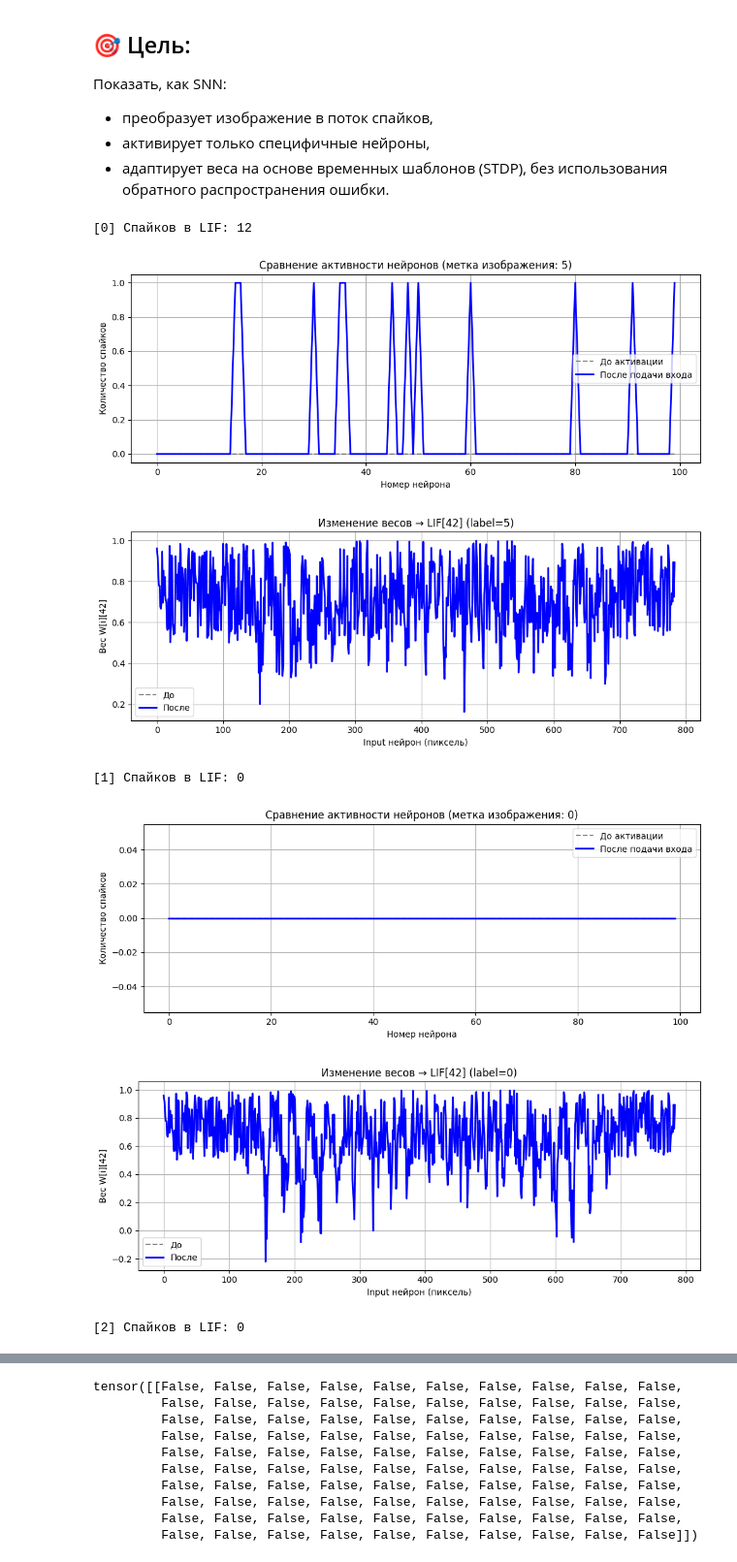
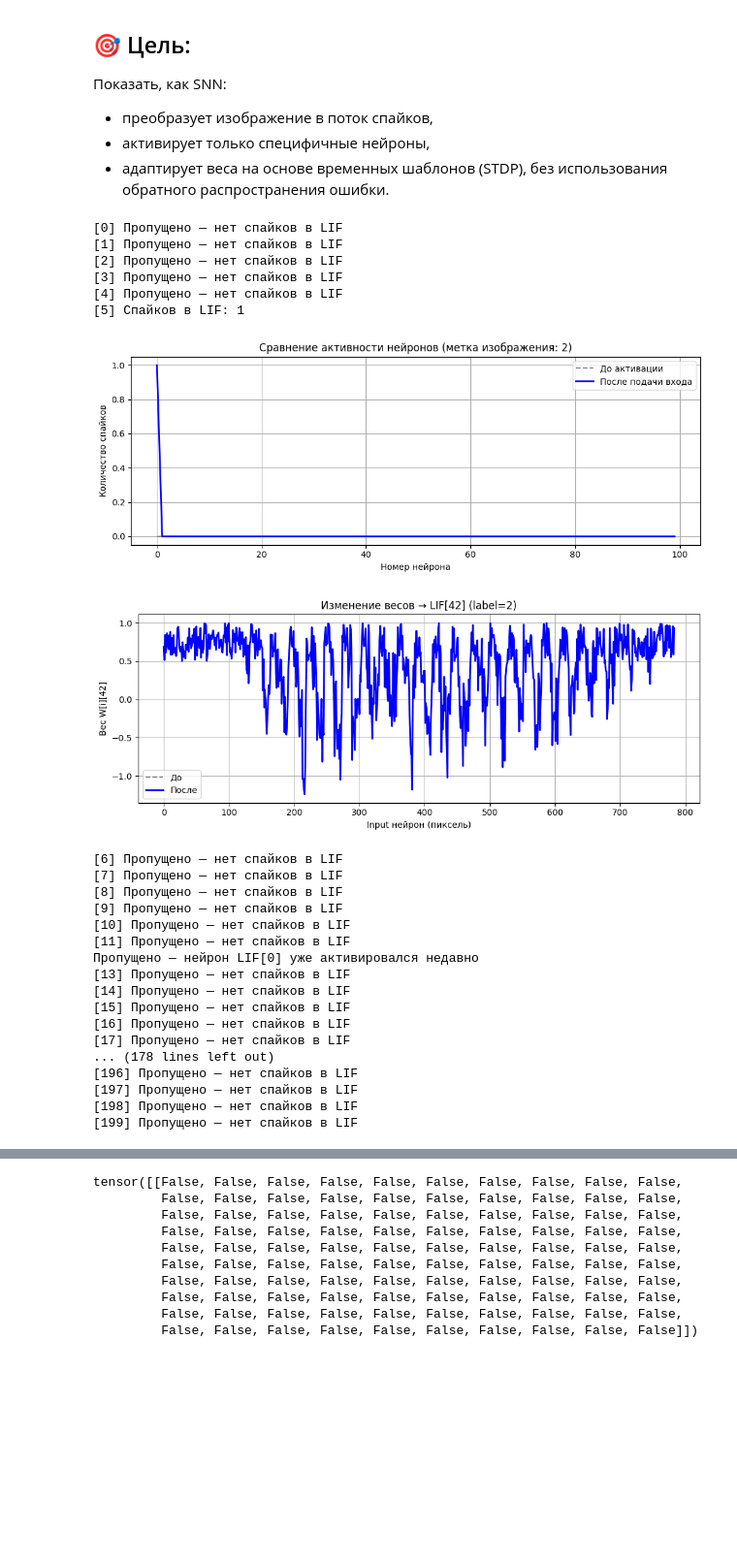
Before and after one commit to alexander-toschev/science-reports, a Jupyter notebook: energy_efficient/STDP_learning.ipynb, the cells around one changed output, grey strips where cells are left out. Shown at 97% size. Saved outputs shown, nothing was run; the diff lists cells and outputs as text; code cells hidden in the pictures; blank space fills up the shorter version.

```diff
--- a/energy_efficient/STDP_learning.ipynb
+++ b/energy_efficient/STDP_learning.ipynb
@@ -97,9 +97,10 @@ from bindsnet.network.nodes import Input, LIFNodes
 from torchvision import transforms
 from bindsnet.datasets import MNIST
 import matplotlib.pyplot as plt
+from collections import defaultdict
 
 
-
+refractory_pool = set()
 # 📚 Загрузка датасета MNIST
 transform = transforms.Compose([transforms.ToTensor()])
 dataset = MNIST(root='./data', train=True, download=True, transform=transform)
@@ -107,7 +108,7 @@ dataset = MNIST(root='./data', train=True, download=True, transform=transform)
 time = 200  # временное окно
 n_hidden = 100
 batch_size = 1
-
+recent_winners = []
 # 🧠 Инициализация сети
 net = Network()
 
@@ -130,12 +131,13 @@ connection.w.data.uniform_(0.5, 1.0)
 
 # Poisson-кодировщик
 encoder = LatencyEncoder(time=time)
-
+neuron_usage = defaultdict(list)
 # 🚀 Обучение и визуализация
-for i in range(10):
+for i in range(200):
     sample = dataset[i]
     image = sample["image"]
-    image = image / image.max()
+    image = image / image.max()         # нормализация до [0, 1]
+    image = image * 1.5
     label = sample["label"]  # Метка класса
     image_np = image.squeeze().numpy()
     spike_input = encoder(image_np)  # [time, 1, 784]    # [time, 1, 28, 28]
@@ -147,42 +149,96 @@ for i in range(10):
     # ДО запуска
     weights_before = connection.w[:, 42].detach().cpu().numpy()
     net.run(inputs=inputs, time=time)
+    # WTA: оставить только одного победителя
+    s = lif_layer.s.sum(0).squeeze()
+    if s.sum() > 0:
+        max_idx = torch.argmax(s)
+
+        # 🔒 Если в рефрактерном пуле — сразу скип
+        if max_idx in refractory_pool:
+            print(f"[{i}] LIF[{max_idx}] подавлен (рефрактерный)")
+            net.reset_state_variables()
+            continue
+
+        # 🔁 Если недавно активировался — скип
+        if max_idx in recent_winners:
+            print(f"Пропущено — нейрон LIF[{max_idx}] уже активировался недавно")
+            net.reset_state_variables()
+            continue
+
+        # ✅ Всё ок — логируем
+        recent_winners.append(max_idx)
+        if len(recent_winners) > 5:
+            recent_winners.pop(0)
+
+        refractory_pool.add(max_idx)
+        if len(refractory_pool) > 5:
+            refractory_pool.pop()  # можно заменить на .pop(0) если set → list
+
+        neuron_usage[max_idx].append(label)
+
+        # WTA — победитель остаётся
+        lif_layer.s[:] = False
+        lif_layer.s[:, max_idx] = True
+    else:
+        print(f"[{i}] Пропущено — нет спайков в LIF")
+        net.reset_state_variables()
+        continue
+
     spikes_after = lif_layer.s.sum(0).squeeze().cpu().numpy()
     print(f"[{i}] Спайков в LIF:", lif_layer.s.sum().item())
     # ПОСЛЕ запуска
     weights_after = connection.w[:, 42].detach().cpu().numpy()
     # Визуализация
     plt.figure(figsize=(10, 4))
     plt.plot(spikes_before, label="До активации", linestyle="--", color="gray")
     plt.plot(spikes_after, label="После подачи входа", linewidth=2, color="blue")
     #plt.plot(spikes_input_sum[:n_hidden], label="Входные спайки (пиксели)", linewidth=1.5, color="orange")
 
     plt.xlabel("Номер нейрона")
     plt.ylabel("Количество спайков")
     plt.title(f"Сравнение активности нейронов (метка изображения: {label})")
     plt.legend()
     plt.grid(True)
     plt.tight_layout()
     plt.show()
     # Визуализация изменения весов
     import matplotlib.pyplot as plt
     plt.figure(figsize=(10, 4))
     plt.plot(weights_before, label="До", linestyle="--", color="gray")
     plt.plot(weights_after, label="После", linewidth=2, color="blue")
     plt.xlabel("Input нейрон (пиксель)")
     plt.ylabel("Вес W[i][42]")
     plt.title(f"Изменение весов → LIF[42] (label={label})")
     plt.legend()
     plt.grid(True)
     plt.tight_layout()
     plt.show()
 
     net.reset_state_variables()
 # %% [output]
-[0] Спайков в LIF: 12
+[0] Пропущено — нет спайков в LIF
+[1] Пропущено — нет спайков в LIF
+[2] Пропущено — нет спайков в LIF
+[3] Пропущено — нет спайков в LIF
+[4] Пропущено — нет спайков в LIF
+[5] Спайков в LIF: 1
-[figure, old version]
+[figure, new version]
-[figure, old version]
+[figure, new version]
-[1] Спайков в LIF: 0
+[6] Пропущено — нет спайков в LIF
+[7] Пропущено — нет спайков в LIF
+[8] Пропущено — нет спайков в LIF
+[9] Пропущено — нет спайков в LIF
+[10] Пропущено — нет спайков в LIF
+[11] Пропущено — нет спайков в LIF
+Пропущено — нейрон LIF[0] уже активировался недавно
+[13] Пропущено — нет спайков в LIF
+[14] Пропущено — нет спайков в LIF
+[15] Пропущено — нет спайков в LIF
+[16] Пропущено — нет спайков в LIF
+[17] Пропущено — нет спайков в LIF
+... (178 lines left out)
+[196] Пропущено — нет спайков в LIF
+[197] Пропущено — нет спайков в LIF
+[198] Пропущено — нет спайков в LIF
+[199] Пропущено — нет спайков в LIF
-[figure, removed]
-[figure, removed]
-[2] Спайков в LIF: 0
```
Also changed, not shown: parts of 3 cells of this notebook.
